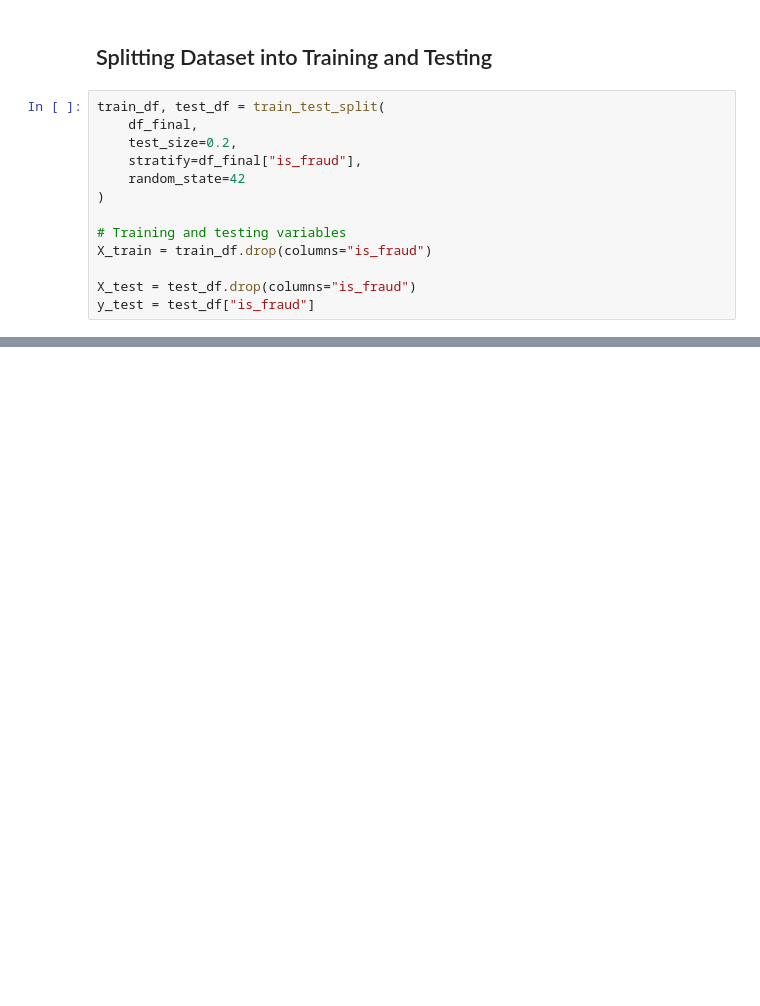
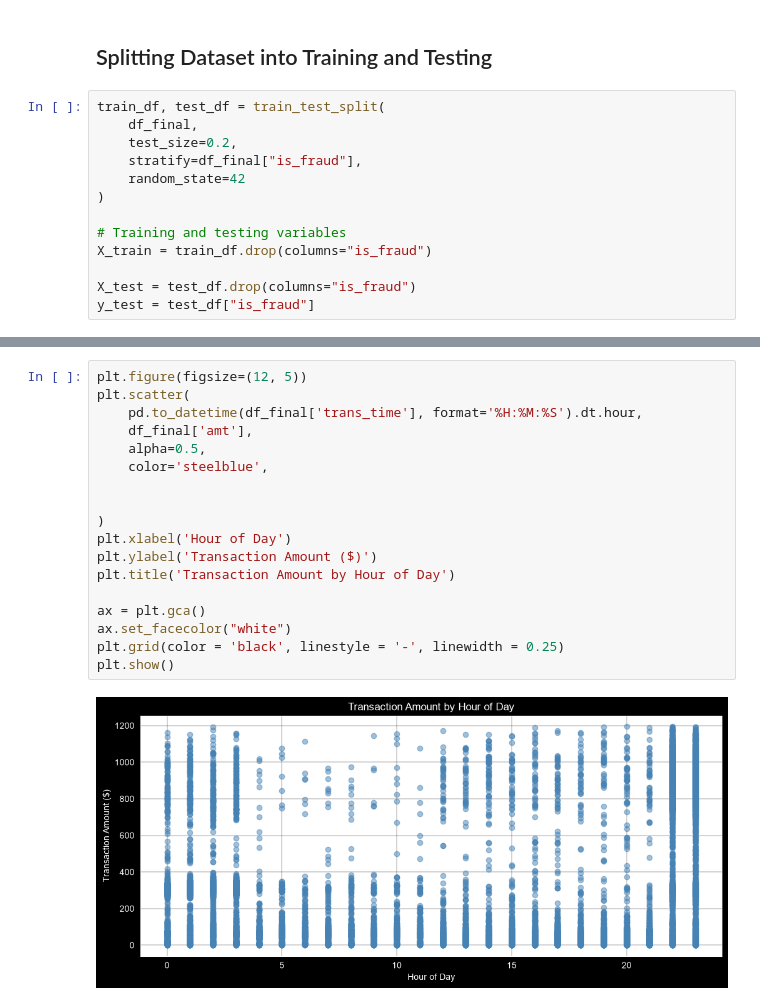
Before and after one commit to ZubairRashid05/Unspupervised-Learning-For-Fraud-Detection_CSCI-3052U-Project, a Jupyter notebook: model.ipynb, the cells around one changed output, grey strips where cells are left out. Cells and saved outputs as stored; diff of their text form; blank space fills up the shorter version.

```diff
--- a/model.ipynb
+++ b/model.ipynb
@@ -173,0 +191,20 @@ y_test = test_df["is_fraud"]
+# %%
+plt.figure(figsize=(12, 5))
+plt.scatter(
+    pd.to_datetime(df_final['trans_time'], format='%H:%M:%S').dt.hour,
+    df_final['amt'],
+    alpha=0.5,
+    color='steelblue',
+
+
+)
+plt.xlabel('Hour of Day')
+plt.ylabel('Transaction Amount ($)')
+plt.title('Transaction Amount by Hour of Day')
+
+ax = plt.gca()
+ax.set_facecolor("white")
+plt.grid(color = 'black', linestyle = '-', linewidth = 0.25)
+plt.show()
+# %% [output]
+[figure, added]
```
Also changed, not shown: parts of 3 cells of this notebook.
